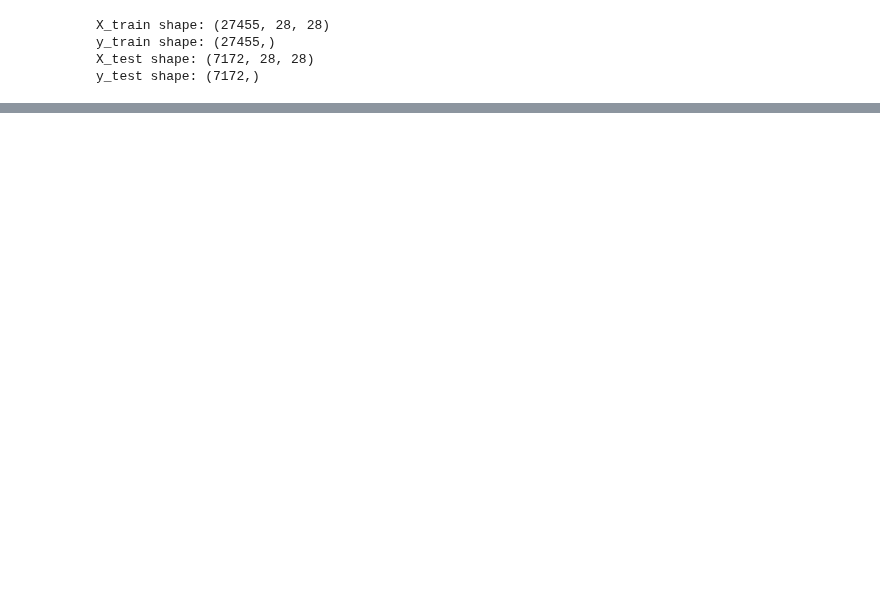
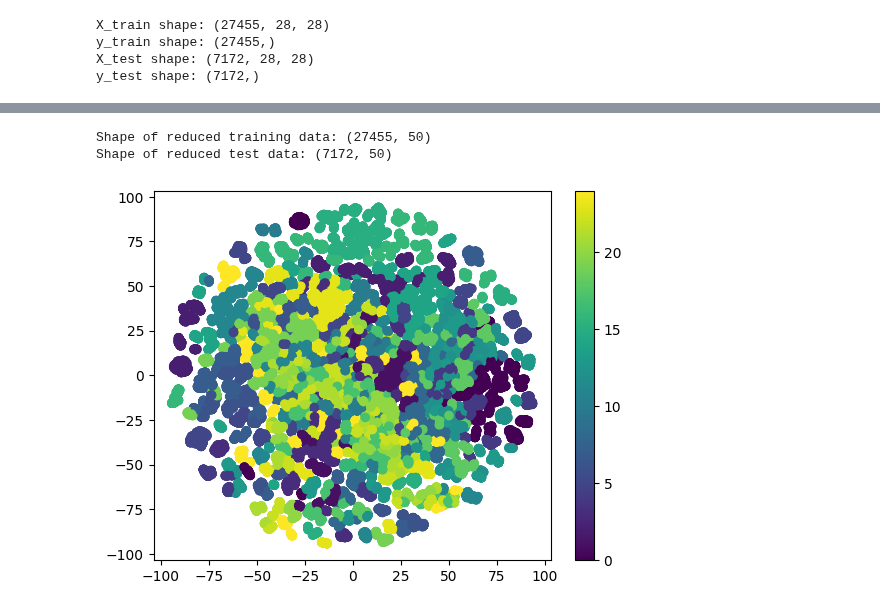
Before and after one commit to DataScienceAndEngineering/machine-learning-dse-i210-final-project-signlanguageclassification, a Jupyter notebook: notebooks/1.0-sk-histogram-with-direction.ipynb, the cells around one changed output, grey strips where cells are left out. Saved outputs shown, nothing was run; the diff lists cells and outputs as text; code cells hidden in the pictures; blank space fills up the shorter version.

```diff
--- a/notebooks/1.0-sk-histogram-with-direction.ipynb
+++ b/notebooks/1.0-sk-histogram-with-direction.ipynb
@@ -90,0 +91,31 @@ plt.show()
+# %%
+from sklearn.decomposition import PCA
+
+# Reshape the training and test data to be 2D arrays
+X_train_2d = X_train.reshape(X_train.shape[0], -1)
+X_test_2d = X_test.reshape(X_test.shape[0], -1)
+
+# Apply PCA to reduce the dimensionality of the data to 50 principal components
+pca = PCA(n_components=50)
+X_train_pca = pca.fit_transform(X_train_2d)
+X_test_pca = pca.transform(X_test_2d)
+
+# Print the shape of the reduced data
+print("Shape of reduced training data:", X_train_pca.shape)
+print("Shape of reduced test data:", X_test_pca.shape)
+# %% [output]
+Shape of reduced training data: (27455, 50)
+Shape of reduced test data: (7172, 50)
+# %%
+from sklearn.manifold import TSNE
+
+# Apply t-SNE to reduce the dimensionality of the data to 2 dimensions
+tsne = TSNE(n_components=2, random_state=42)
+X_train_tsne = tsne.fit_transform(X_train_2d)
+
+# Plot the t-SNE reduced data
+plt.scatter(X_train_tsne[:, 0], X_train_tsne[:, 1], c=y_train)
+plt.colorbar()
+plt.show()
+# %% [output]
+[figure, added]
```
Also changed, not shown: parts of 4 cells of this notebook.
